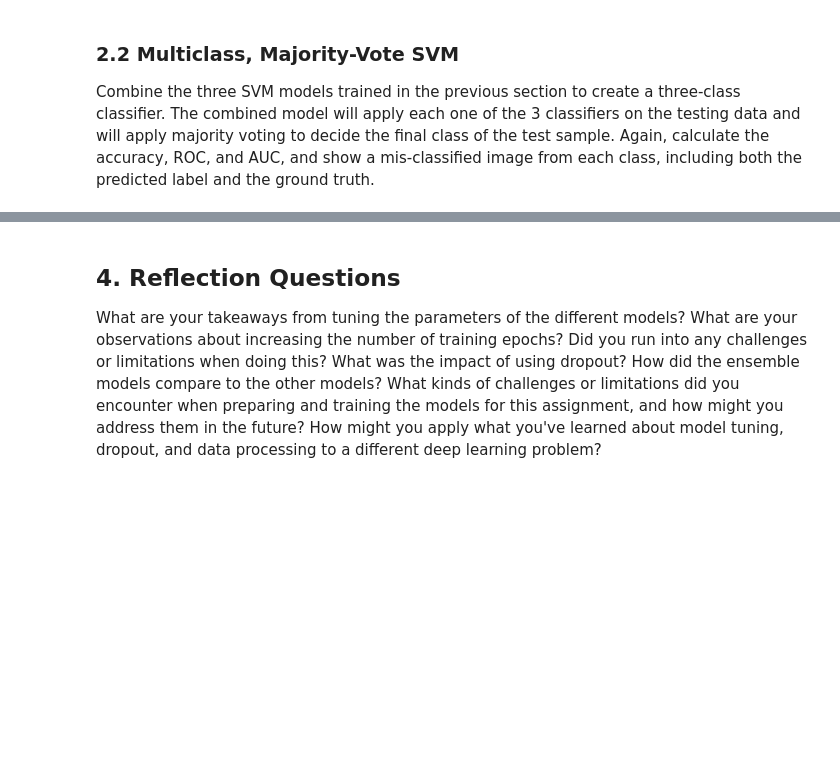
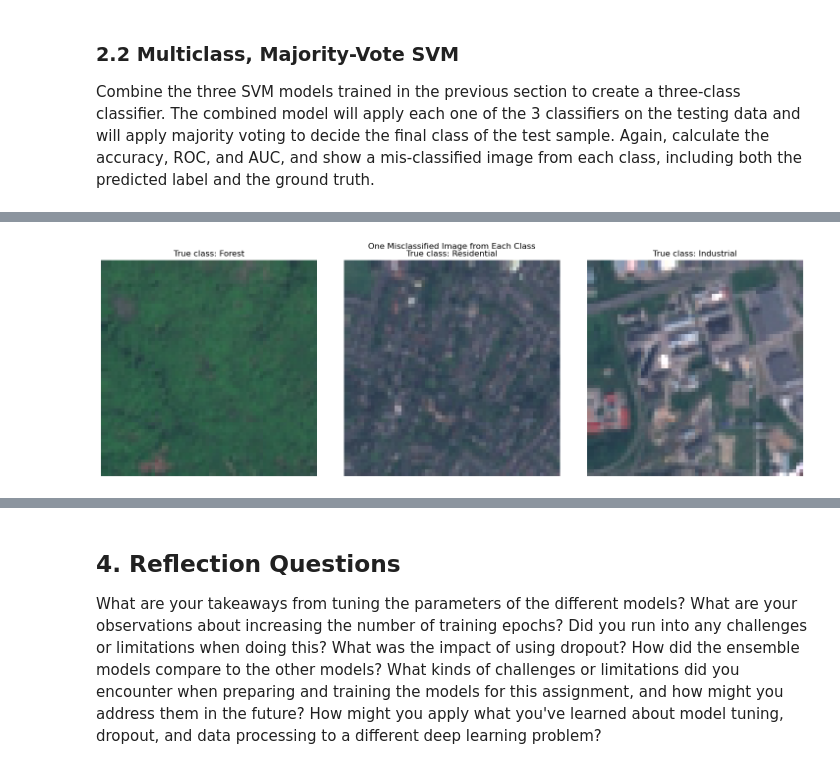
Before and after one commit to kakumanus/musa-650-spring2026, a Jupyter notebook: assignments/eurosat.ipynb, the cells around one changed output, grey strips where cells are left out. Drawn from its saved outputs; the diff is of its cells as text; code cells hidden in the pictures; blank space fills up the shorter version.

```diff
--- a/assignments/eurosat.ipynb
+++ b/assignments/eurosat.ipynb
@@ -547,0 +665,37 @@ Combine the three SVM models trained in the previous section to create a three-c
+# %%
+# misclassified images from each true class
+
+fig, axes = plt.subplots(1, 3, figsize=(15, 5))
+
+for ax, class_idx in zip(axes, range(n_classes)):
+    mis_idx = np.where((y_test_multi == class_idx) & (y_pred_multi != y_test_multi))[0]
+
+    true_class_name = idx_to_class[class_idx]
+
+    if len(mis_idx) == 0:
+        ax.text(
+            0.5, 0.5,
+            f"No misclassified\n{true_class_name} images",
+            ha="center",
+            va="center",
+            fontsize=11
+        )
+        ax.axis("off")
+        continue
+
+    i = mis_idx[0]
+
+    img = x_img_test_sub[i]
+    true_label = idx_to_class[y_test_multi[i]]
+    pred_label = idx_to_class[y_pred_multi[i]]
+
+    ax.imshow(img)
+    ax.set_title(f"True class: {true_label}")
+    ax.set_xlabel(f"Predicted: {pred_label}\nTrue: {true_label}")
+    ax.axis("off")
+
+plt.suptitle("One Misclassified Image from Each Class")
+plt.tight_layout()
+plt.show()
+# %% [output]
+[figure, added]
```
Also changed, not shown: parts of 19 cells of this notebook.
